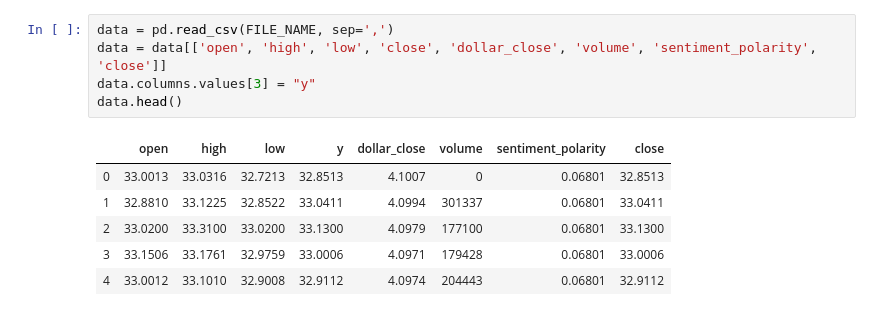
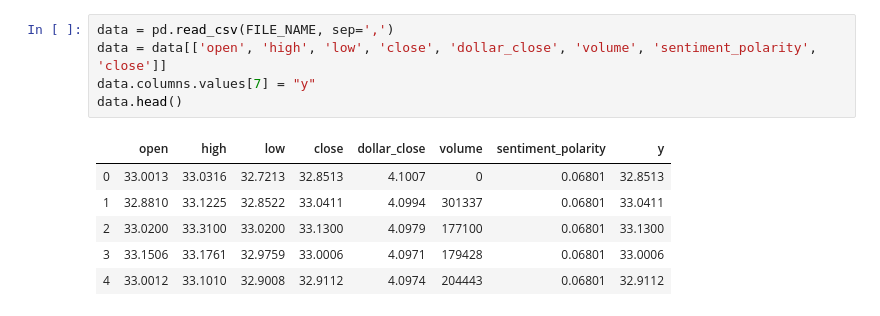
Before and after one commit to matheusbfernandes/stock-market-prediction, a Jupyter notebook: model/cnn_lstm_model.ipynb, the cells around one changed output. Cells and saved outputs as stored; diff of their text form.

```diff
--- a/model/cnn_lstm_model.ipynb
+++ b/model/cnn_lstm_model.ipynb
@@ -19,10 +33,10 @@ def plot_series(time, series, form='-', start=0, end=None):
 # %%
 data = pd.read_csv(FILE_NAME, sep=',')
 data = data[['open', 'high', 'low', 'close', 'dollar_close', 'volume', 'sentiment_polarity', 'close']]
-data.columns.values[3] = "y"
+data.columns.values[7] = "y"
 data.head()
 # %% [output]
-|  | open | high | low | y | dollar_close | volume | sentiment_polarity | close |
+|  | open | high | low | close | dollar_close | volume | sentiment_polarity | y |
 | 0 | 33.0013 | 33.0316 | 32.7213 | 32.8513 | 4.1007 | 0 | 0.06801 | 32.8513 |
 | 1 | 32.8810 | 33.1225 | 32.8522 | 33.0411 | 4.0994 | 301337 | 0.06801 | 33.0411 |
 | 2 | 33.0200 | 33.3100 | 33.0200 | 33.1300 | 4.0979 | 177100 | 0.06801 | 33.1300 |
```
Also changed, not shown: parts of 13 cells of this notebook.
